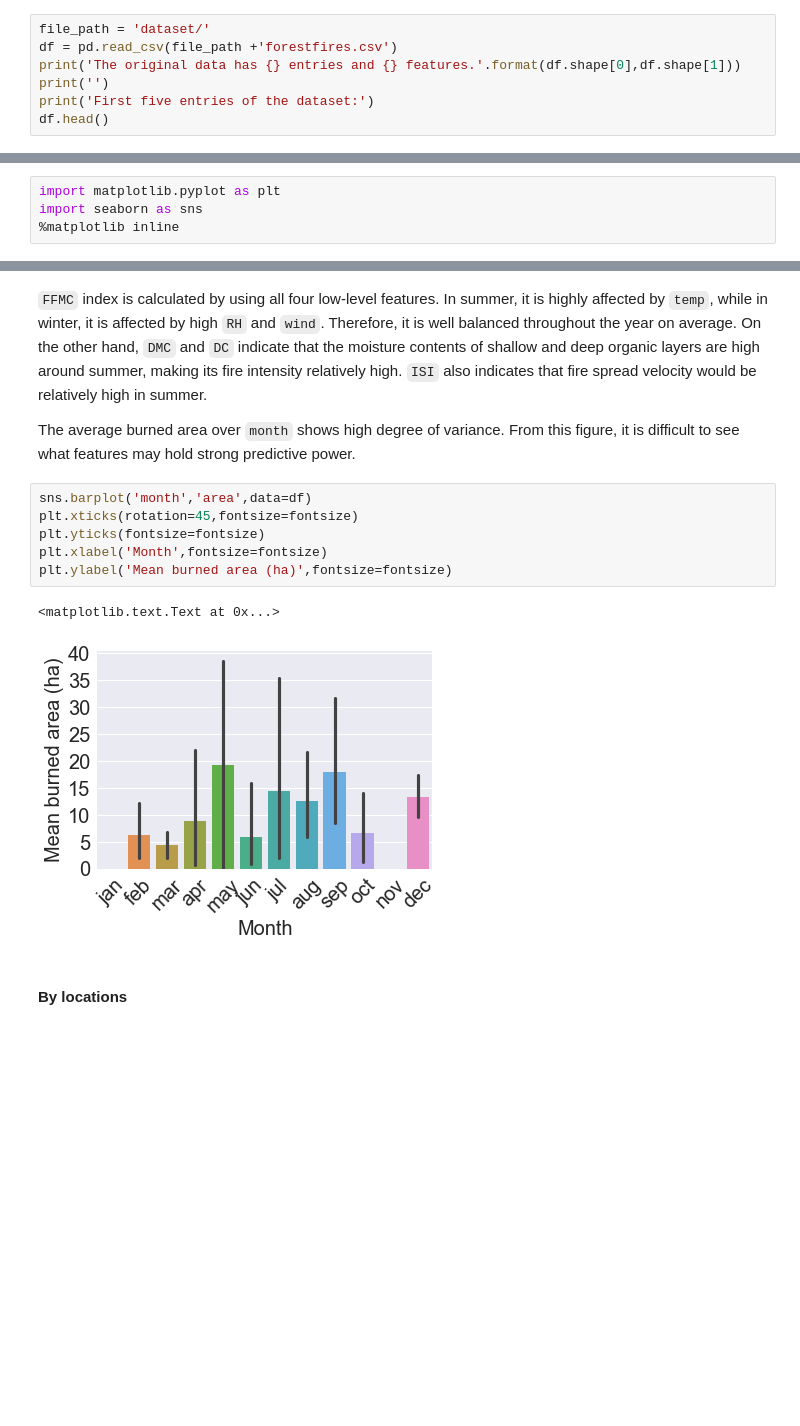
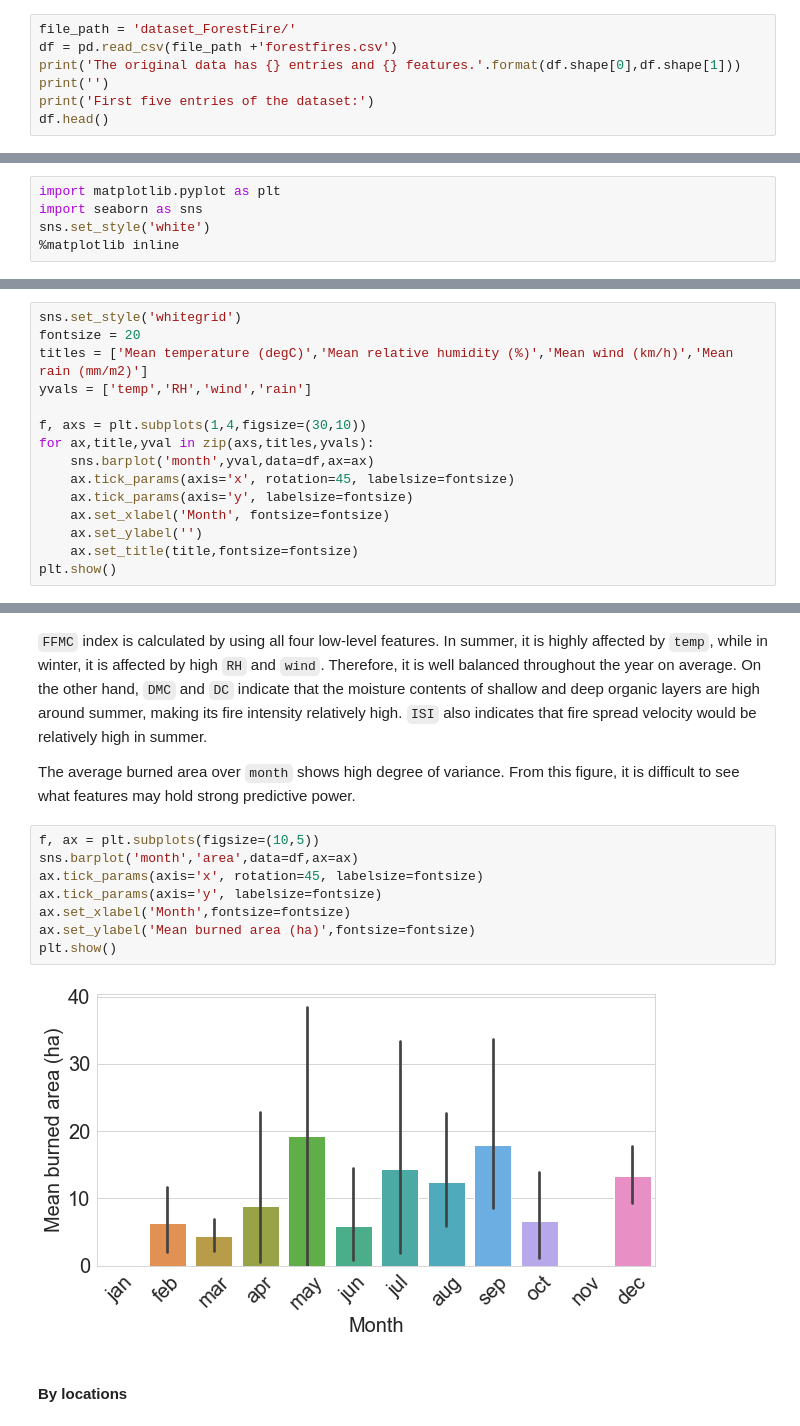
Before and after one commit to sungsujaing/Artificial_Intelligence_Data_Science_Portfolio, a Jupyter notebook: EstimatingDamageFromForestFire/Forest_Fire_Prediction_Model.ipynb, the cells around one changed output, grey strips where cells are left out. Drawn from its saved outputs; the diff is of its cells as text; blank space fills up the shorter version.

```diff
--- a/EstimatingDamageFromForestFire/Forest_Fire_Prediction_Model.ipynb
+++ b/EstimatingDamageFromForestFire/Forest_Fire_Prediction_Model.ipynb
@@ -17,7 +17,7 @@ import pandas as pd
 # %% [markdown]
 #### Data structure
 # %%
-file_path = 'dataset/'
+file_path = 'dataset_ForestFire/'
 df = pd.read_csv(file_path +'forestfires.csv')
 print('The original data has {} entries and {} features.'.format(df.shape[0],df.shape[1]))
 print('')
@@ -108,6 +108,7 @@ Since many features, especially those index values, are derived from other low-l
 # %%
 import matplotlib.pyplot as plt
 import seaborn as sns
+sns.set_style('white')
 %matplotlib inline
 # %% [markdown]
 #### Index correlation
@@ -176,0 +141,15 @@ plt.ylabel('Mean rain (mm/m2)',fontsize=fontsize)
+# %%
+sns.set_style('whitegrid')
+fontsize = 20
+titles = ['Mean temperature (degC)','Mean relative humidity (%)','Mean wind (km/h)','Mean rain (mm/m2)']
+yvals = ['temp','RH','wind','rain']
+
+f, axs = plt.subplots(1,4,figsize=(30,10))
+for ax,title,yval in zip(axs,titles,yvals):
+    sns.barplot('month',yval,data=df,ax=ax)
+    ax.tick_params(axis='x', rotation=45, labelsize=fontsize)
+    ax.tick_params(axis='y', labelsize=fontsize)
+    ax.set_xlabel('Month', fontsize=fontsize)
+    ax.set_ylabel('')
+    ax.set_title(title,fontsize=fontsize)
+plt.show()
@@ -214,14 +177,15 @@ plt.ylabel('ISI',fontsize=fontsize)
 
 The average burned area over `month` shows high degree of variance. From this figure, it is difficult to see what features may hold strong predictive power.
 # %%
-sns.barplot('month','area',data=df)
-plt.xticks(rotation=45,fontsize=fontsize)
-plt.yticks(fontsize=fontsize)
-plt.xlabel('Month',fontsize=fontsize)
-plt.ylabel('Mean burned area (ha)',fontsize=fontsize)
+f, ax = plt.subplots(figsize=(10,5))
+sns.barplot('month','area',data=df,ax=ax)
+ax.tick_params(axis='x', rotation=45, labelsize=fontsize)
+ax.tick_params(axis='y', labelsize=fontsize)
+ax.set_xlabel('Month',fontsize=fontsize)
+ax.set_ylabel('Mean burned area (ha)',fontsize=fontsize)
+plt.show()
 # %% [output]
-<matplotlib.text.Text at 0x...>
-[figure, old version]
+[figure, new version]
 # %% [markdown]
 #### By locations
 # %%
```
Also changed, not shown: parts of 13 cells of this notebook, 1 other file.
